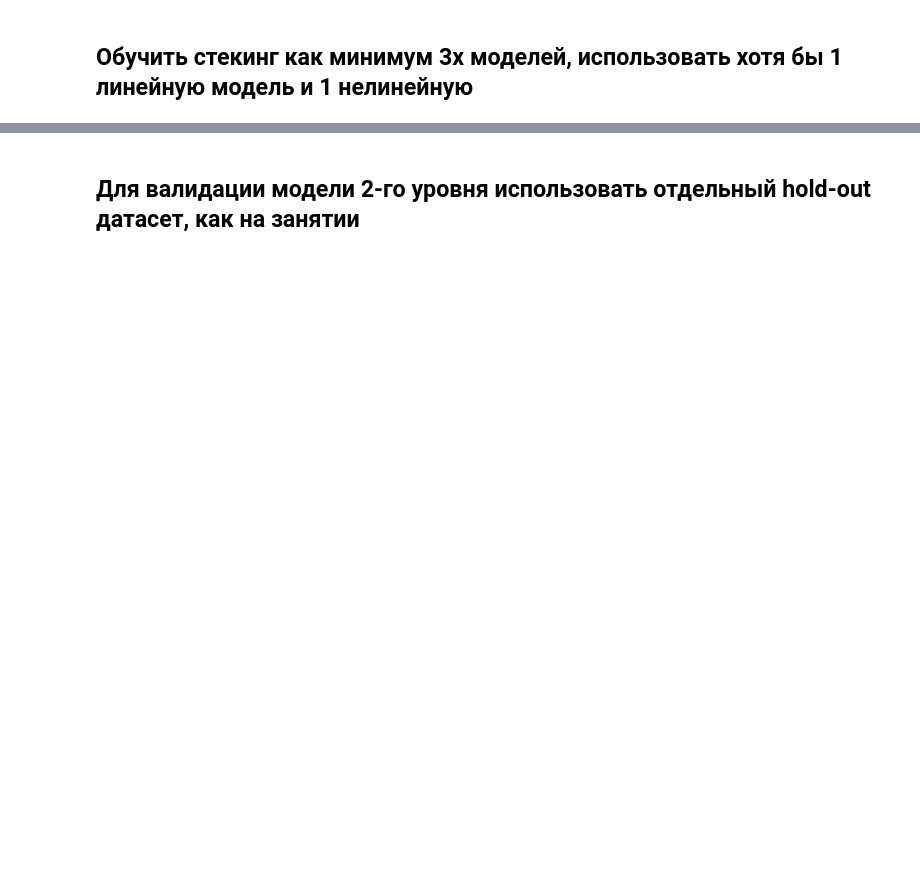
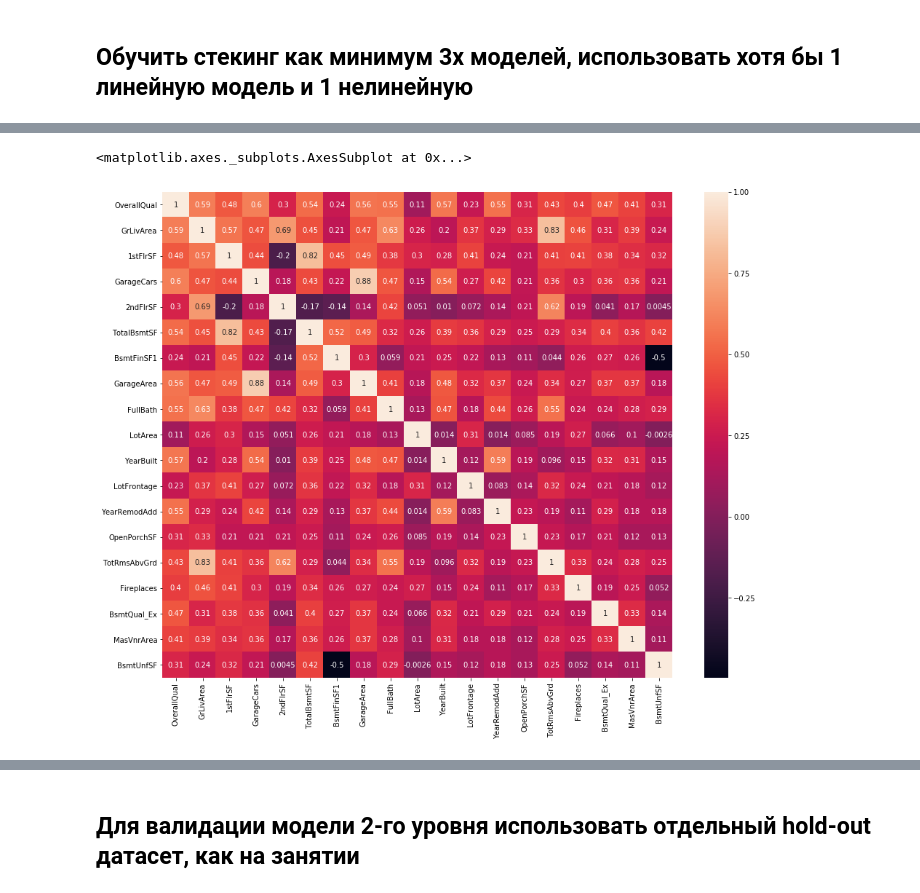
Before and after one commit to zamarseny/homework_python, a Jupyter notebook: 4_building_models/Ensambling/5_5_hw_ensambling.ipynb, the cells around one changed output, grey strips where cells are left out. Cells and saved outputs as stored; diff of their text form; code cells hidden in the pictures; blank space fills up the shorter version.

```diff
--- a/4_building_models/Ensambling/5_5_hw_ensambling.ipynb
+++ b/4_building_models/Ensambling/5_5_hw_ensambling.ipynb
@@ -186,0 +222,3 @@ data_train, data_test, y_train, y_test = train_test_split(data, y, test_size=0.2
+# %%
+sc = StandardScaler()
+sc.fit_transform(data)
@@ -271,0 +447,7 @@ print(scores.mean())
+# %%
+features_for_lin_reg=['OverallQual', 'GrLivArea', '1stFlrSF', 'GarageCars', '2ndFlrSF',
+                        'TotalBsmtSF', 'BsmtFinSF1', 'GarageArea', 'FullBath', 'LotArea', 'YearBuilt',
+                        'LotFrontage',
+                        'YearRemodAdd', 'OpenPorchSF', 'TotRmsAbvGrd', 'Fireplaces','BsmtQual_Ex',
+                        'MasVnrArea','BsmtUnfSF']
+data[features_for_lin_reg].head()
@@ -271,0 +463,10 @@ print(scores.mean())
+# %%
+corr=data[features_for_lin_reg].corr()
+fig, ax = plt.subplots(figsize=(15.7, 12.27) )        # Sample figsize in inches
+
+sns.heatmap(corr, annot=True,
+            xticklabels=corr.columns.values,
+            yticklabels=corr.columns.values)
+# %% [output]
+<matplotlib.axes._subplots.AxesSubplot at 0x...>
+[figure, added]
```
Also changed, not shown: parts of 72 cells of this notebook.
